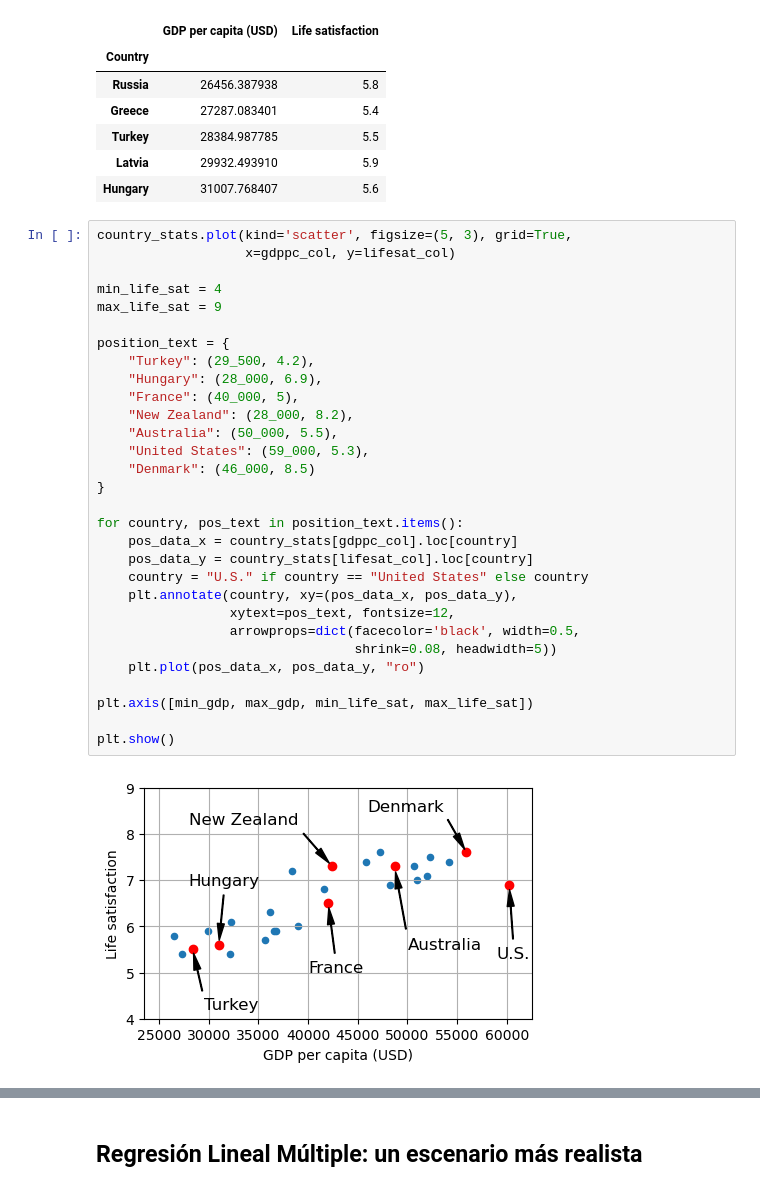
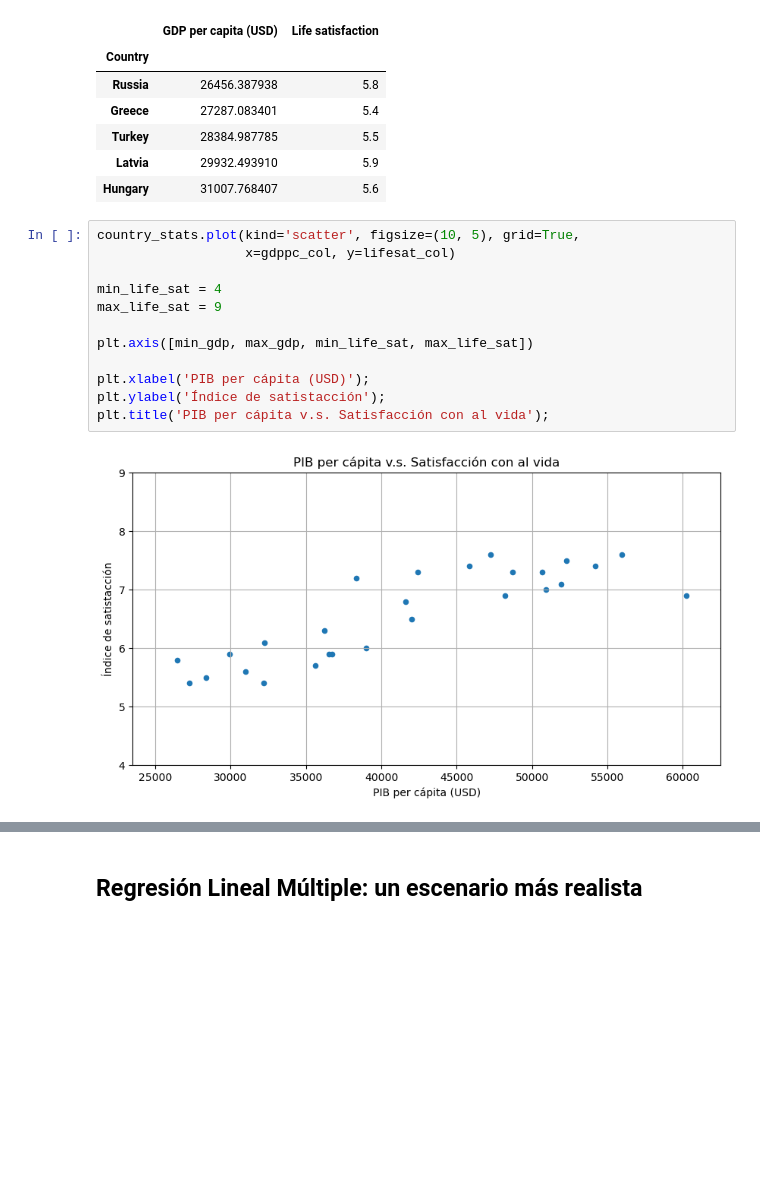
Before and after one commit to contreras-juan/UPTC_Diplomado_Ciencia_de_Datos, a Jupyter notebook: metodos_supervisados/Regresión_Lineal.ipynb, the cells around one changed output, grey strips where cells are left out. Saved outputs shown, nothing was run; the diff lists cells and outputs as text; blank space fills up the shorter version.

```diff
--- a/metodos_supervisados/Regresión_Lineal.ipynb
+++ b/metodos_supervisados/Regresión_Lineal.ipynb
@@ -216,37 +227,19 @@ country_stats.head()
 | Latvia | 29932.493910 | 5.9 |
 | Hungary | 31007.768407 | 5.6 |
 # %%
-country_stats.plot(kind='scatter', figsize=(5, 3), grid=True,
+country_stats.plot(kind='scatter', figsize=(10, 5), grid=True,
                    x=gdppc_col, y=lifesat_col)
 
 min_life_sat = 4
 max_life_sat = 9
 
-position_text = {
-    "Turkey": (29_500, 4.2),
-    "Hungary": (28_000, 6.9),
-    "France": (40_000, 5),
-    "New Zealand": (28_000, 8.2),
-    "Australia": (50_000, 5.5),
-    "United States": (59_000, 5.3),
-    "Denmark": (46_000, 8.5)
-}
-
-for country, pos_text in position_text.items():
-    pos_data_x = country_stats[gdppc_col].loc[country]
-    pos_data_y = country_stats[lifesat_col].loc[country]
-    country = "U.S." if country == "United States" else country
-    plt.annotate(country, xy=(pos_data_x, pos_data_y),
-                 xytext=pos_text, fontsize=12,
-                 arrowprops=dict(facecolor='black', width=0.5,
-                                 shrink=0.08, headwidth=5))
-    plt.plot(pos_data_x, pos_data_y, "ro")
-
 plt.axis([min_gdp, max_gdp, min_life_sat, max_life_sat])
 
-plt.show()
+plt.xlabel('PIB per cápita (USD)');
+plt.ylabel('Índice de satistacción');
+plt.title('PIB per cápita v.s. Satisfacción con al vida');
 # %% [output]
-[figure, old version]
+[figure, new version]
 # %%
 from sklearn import linear_model
 
```
Also changed, not shown: parts of 30 cells of this notebook.
